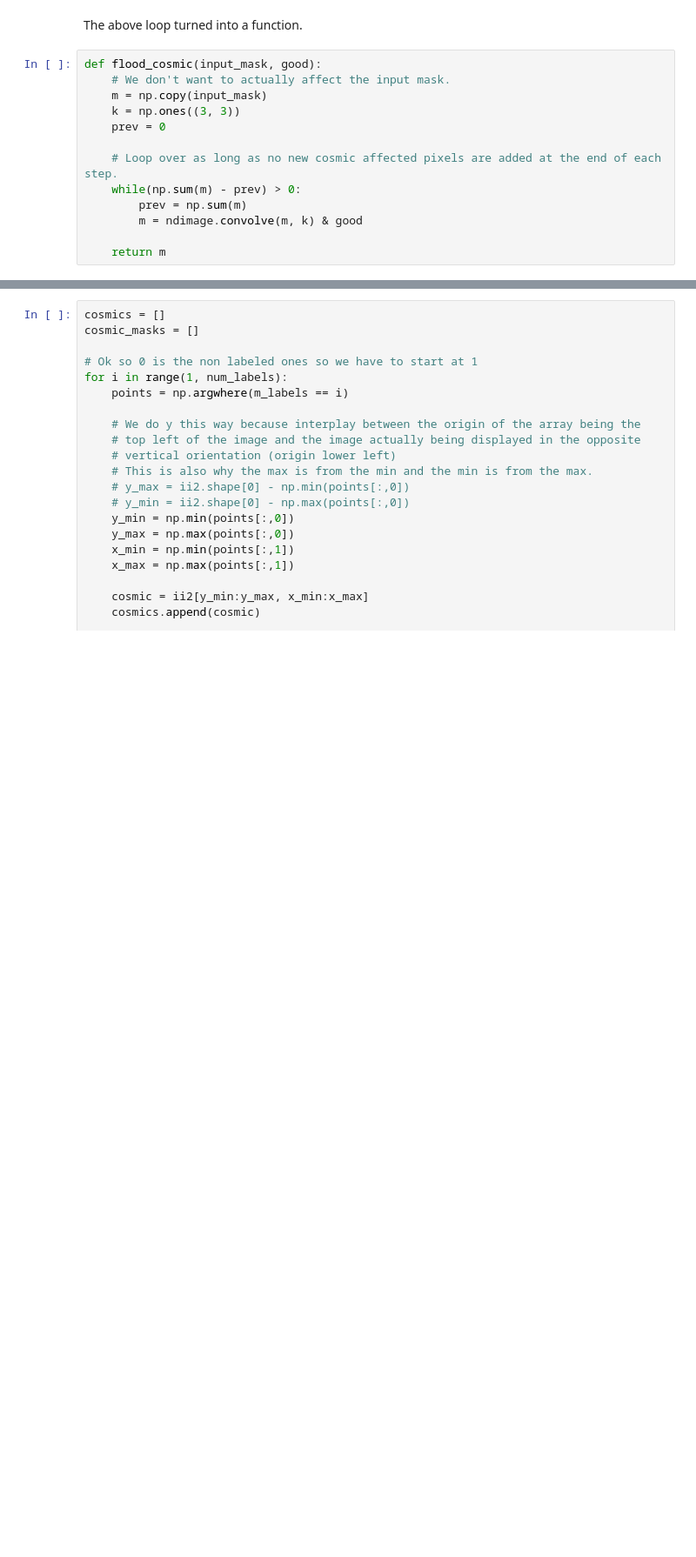
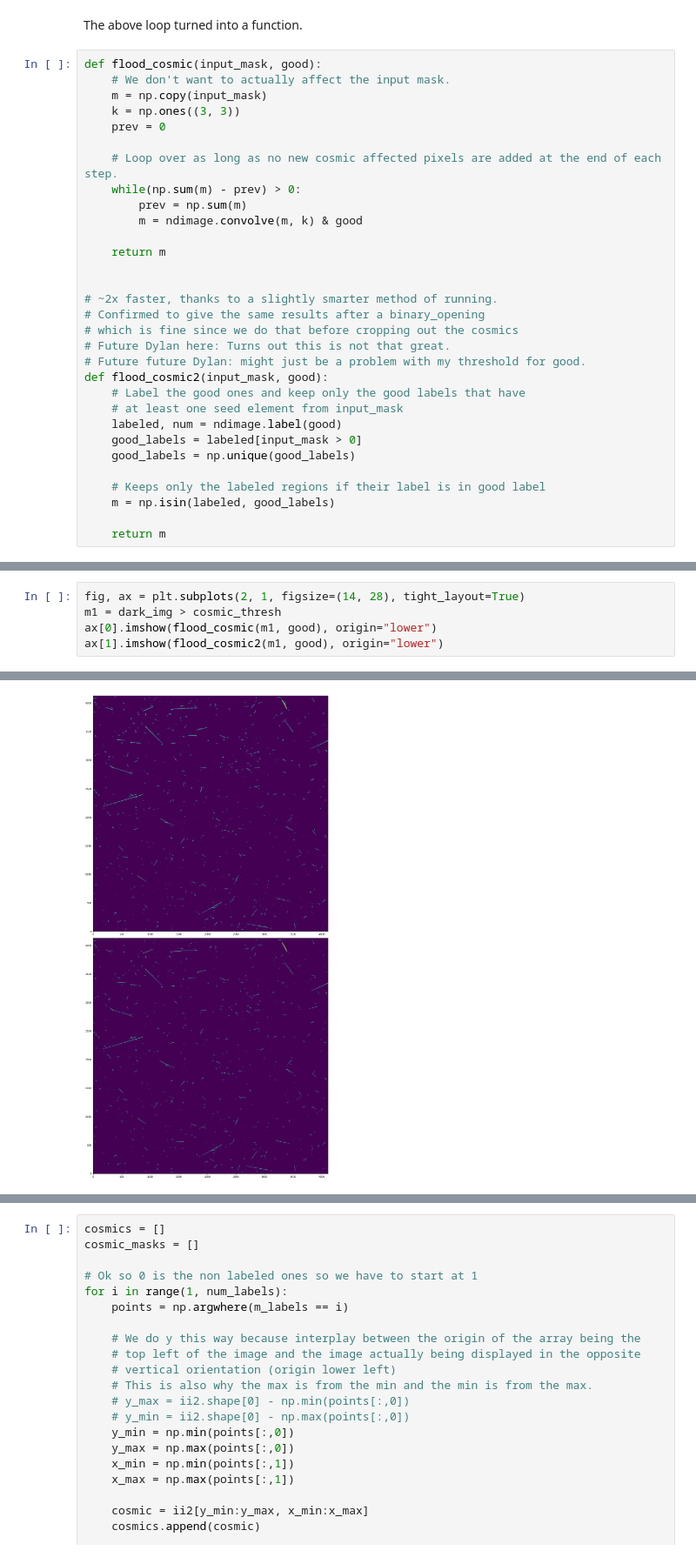
Before and after one commit to dylanagreen/manta, a Jupyter notebook: cosmic_extractor.ipynb, the cells around one changed output, grey strips where cells are left out. Shown at 87% size. Drawn from its saved outputs; the diff is of its cells as text; blank space fills up the shorter version.

```diff
--- a/cosmic_extractor.ipynb
+++ b/cosmic_extractor.ipynb
@@ -234,3 +244,21 @@ def flood_cosmic(input_mask, good):
         m = ndimage.convolve(m, k) & good
 
     return m
+
+
+# ~2x faster, thanks to a slightly smarter method of running.
+# Confirmed to give the same results after a binary_opening
+# which is fine since we do that before cropping out the cosmics
+# Future Dylan here: Turns out this is not that great.
+# Future future Dylan: might just be a problem with my threshold for good.
+def flood_cosmic2(input_mask, good):
+    # Label the good ones and keep only the good labels that have
+    # at least one seed element from input_mask
+    labeled, num = ndimage.label(good)
+    good_labels = labeled[input_mask > 0]
+    good_labels = np.unique(good_labels)
+
+    # Keeps only the labeled regions if their label is in good label
+    m = np.isin(labeled, good_labels)
+
+    return m
@@ -236,0 +277,6 @@ def flood_cosmic(input_mask, good):
+# %%
+fig, ax = plt.subplots(2, 1, figsize=(14, 28), tight_layout=True)
+m1 = dark_img > cosmic_thresh
+ax[0].imshow(flood_cosmic(m1, good), origin="lower")
+ax[1].imshow(flood_cosmic2(m1, good), origin="lower")
+# %% [output]
@@ -237,3 +284,4 @@ def flood_cosmic(input_mask, good):
+[figure, added]
 # %%
 # I rewrote this cell because it's bad practice to use try/except
 # when you could just, you know, use if statements?
```
Also changed, not shown: parts of 15 cells of this notebook.
